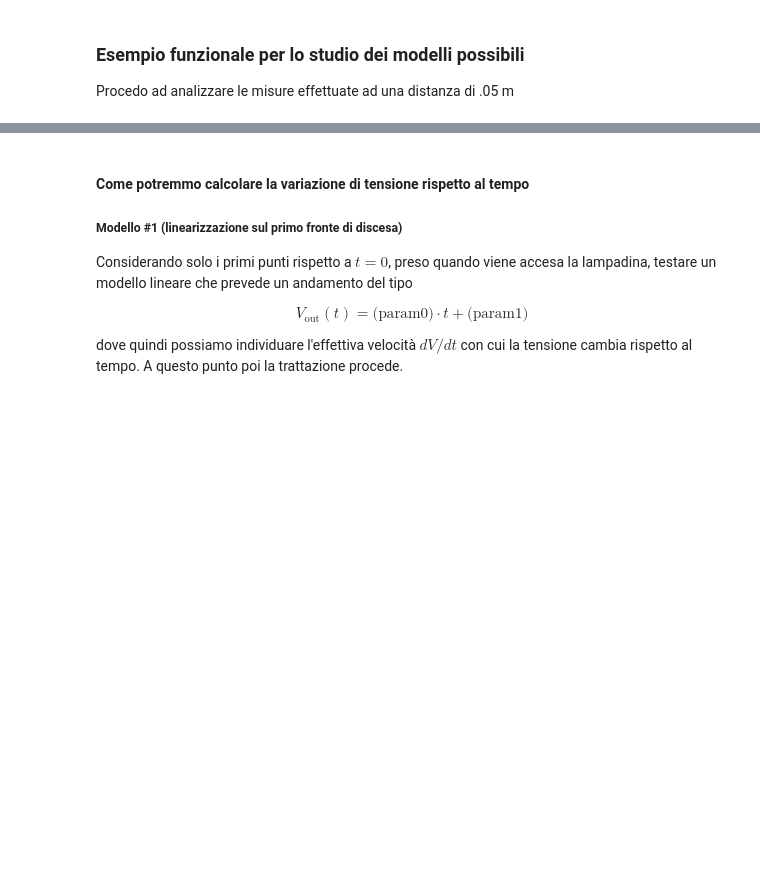
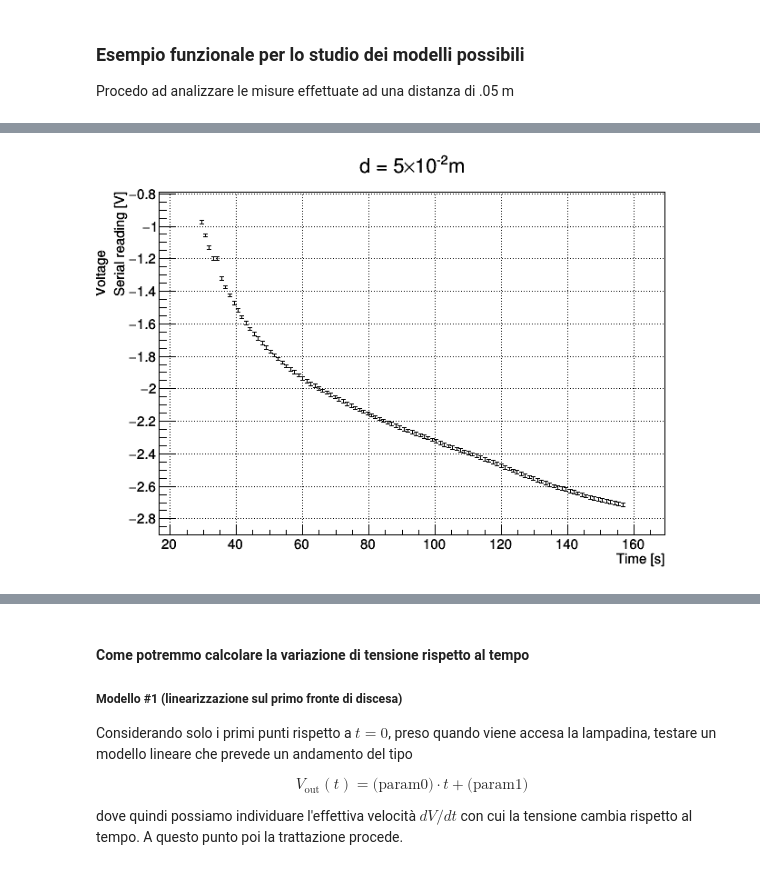
Before and after one commit to mattiasotgia/Lab2, a Jupyter notebook: esperienza_4__irraggiamento_lampadina/analisi_dati/2021_12_21_data_analysis_LAB_R2.ipynb, the cells around one changed output, grey strips where cells are left out. Cells and saved outputs as stored; diff of their text form; code cells hidden in the pictures; blank space fills up the shorter version.

```diff
--- a/esperienza_4__irraggiamento_lampadina/analisi_dati/2021_12_21_data_analysis_LAB_R2.ipynb
+++ b/esperienza_4__irraggiamento_lampadina/analisi_dati/2021_12_21_data_analysis_LAB_R2.ipynb
@@ -115,18 +115,18 @@ Arbitrarietà:
 Procedo ad analizzare le misure effettuate ad una distanza di .05 m
 # %%
 data_table.open((pfix + all_data_table[2]).c_str());
-TCanvas c1;
-c1.SetGrid();
-TGraphErrors g;
+TCanvas *c1 = new TCanvas();
+c1->SetGrid();
+TGraphErrors *g = new TGraphErrors();
 
 double t, vin, evin, range;
 
 for(int j=0; data_table >> t >> vin >> evin >> range; j++){
-    g.SetPoint(j, t, vin);
-    g.SetPointError(j, 0, 0.01);
+    g->SetPoint(j, t, vin);
+    g->SetPointError(j, 0, 0.01);
 }
-g.Draw("Ap");
-g.SetTitle("d = 5#times10^{-2}m;Time [s]; #splitline{Voltage}{Serial reading [V]}");
-c1.Draw();
+g->Draw("Ap");
+g->SetTitle("d = 5#times10^{-2}m;Time [s]; #splitline{Voltage}{Serial reading [V]}");
+c1->Draw();
 data_table.close();
 # %% [output]
@@ -134,3 +133,4 @@ data_table.close();
+[figure, added]
 # %%
 TCanvas *c3 = new TCanvas("","", 1000, 500);
 graphset::setcanvas(c3,4,2);
```
Also changed, not shown: parts of 6 cells of this notebook.
